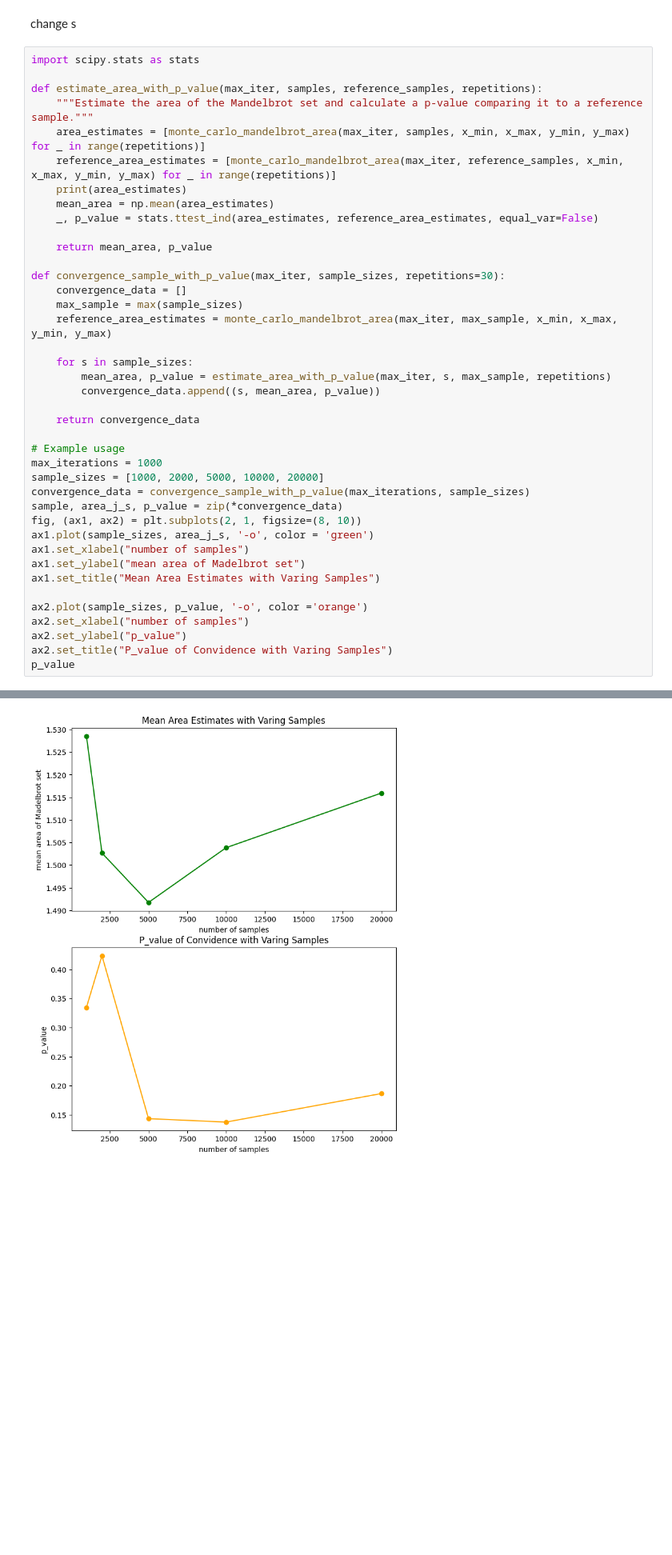
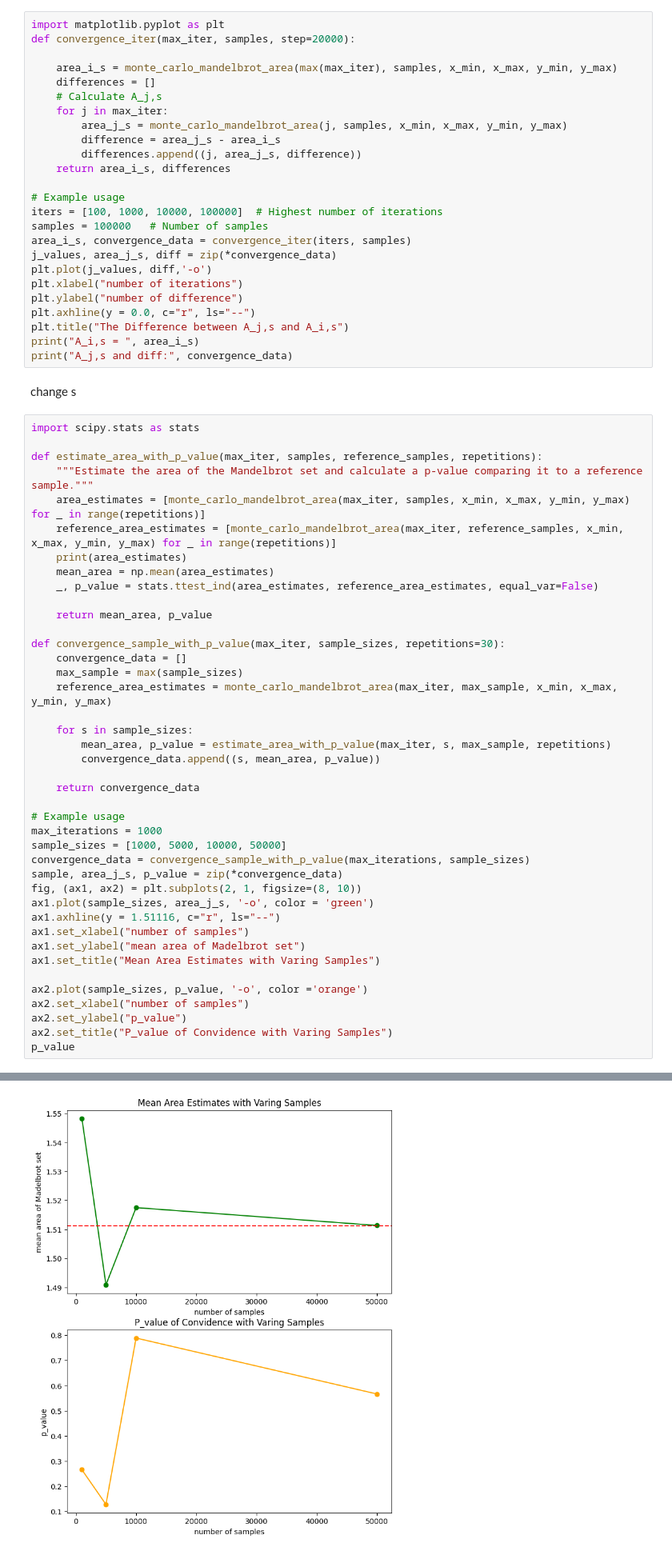
Before and after one commit to archiezq/Stochastic_assign1, a Jupyter notebook: 23_of_assign1.ipynb, the cells around one changed output, grey strips where cells are left out. Shown at 80% size. Drawn from its saved outputs; the diff is of its cells as text; blank space fills up the shorter version.

```diff
--- a/23_of_assign1.ipynb
+++ b/23_of_assign1.ipynb
@@ -107,3 +109,28 @@ A_j,s and diff: [(100, 1.55216, 0.04719999999999991), (200, 1.53888, 0.033919999
+# %%
+import matplotlib.pyplot as plt
+def convergence_iter(max_iter, samples, step=20000):
+
+    area_i_s = monte_carlo_mandelbrot_area(max(max_iter), samples, x_min, x_max, y_min, y_max)
+    differences = []
+    # Calculate A_j,s
+    for j in max_iter:
+        area_j_s = monte_carlo_mandelbrot_area(j, samples, x_min, x_max, y_min, y_max)
+        difference = area_j_s - area_i_s
+        differences.append((j, area_j_s, difference))
+    return area_i_s, differences
+
+# Example usage
+iters = [100, 1000, 10000, 100000]  # Highest number of iterations
+samples = 100000   # Number of samples
+area_i_s, convergence_data = convergence_iter(iters, samples)
+j_values, area_j_s, diff = zip(*convergence_data)
+plt.plot(j_values, diff,'-o')
+plt.xlabel("number of iterations")
+plt.ylabel("number of difference")
+plt.axhline(y = 0.0, c="r", ls="--")
+plt.title("The Difference between A_j,s and A_i,s")
+print("A_i,s = ", area_i_s)
+print("A_j,s and diff:", convergence_data)
 # %% [markdown]
 change s
 # %%
@@ -132,11 +159,12 @@ def convergence_sample_with_p_value(max_iter, sample_sizes, repetitions=30):
 
 # Example usage
 max_iterations = 1000
-sample_sizes = [1000, 2000, 5000, 10000, 20000]
+sample_sizes = [1000, 5000, 10000, 50000]
 convergence_data = convergence_sample_with_p_value(max_iterations, sample_sizes)
 sample, area_j_s, p_value = zip(*convergence_data)
 fig, (ax1, ax2) = plt.subplots(2, 1, figsize=(8, 10))
 ax1.plot(sample_sizes, area_j_s, '-o', color = 'green')
+ax1.axhline(y = 1.51116, c="r", ls="--")
 ax1.set_xlabel("number of samples")
 ax1.set_ylabel("mean area of Madelbrot set")
 ax1.set_title("Mean Area Estimates with Varing Samples")
@@ -160,4 +186,4 @@ p_value
-[figure, old version]
+[figure, new version]
 # %% [markdown]
 ## question (3)
 # %% [markdown]
```
Also changed, not shown: parts of 9 cells of this notebook.
